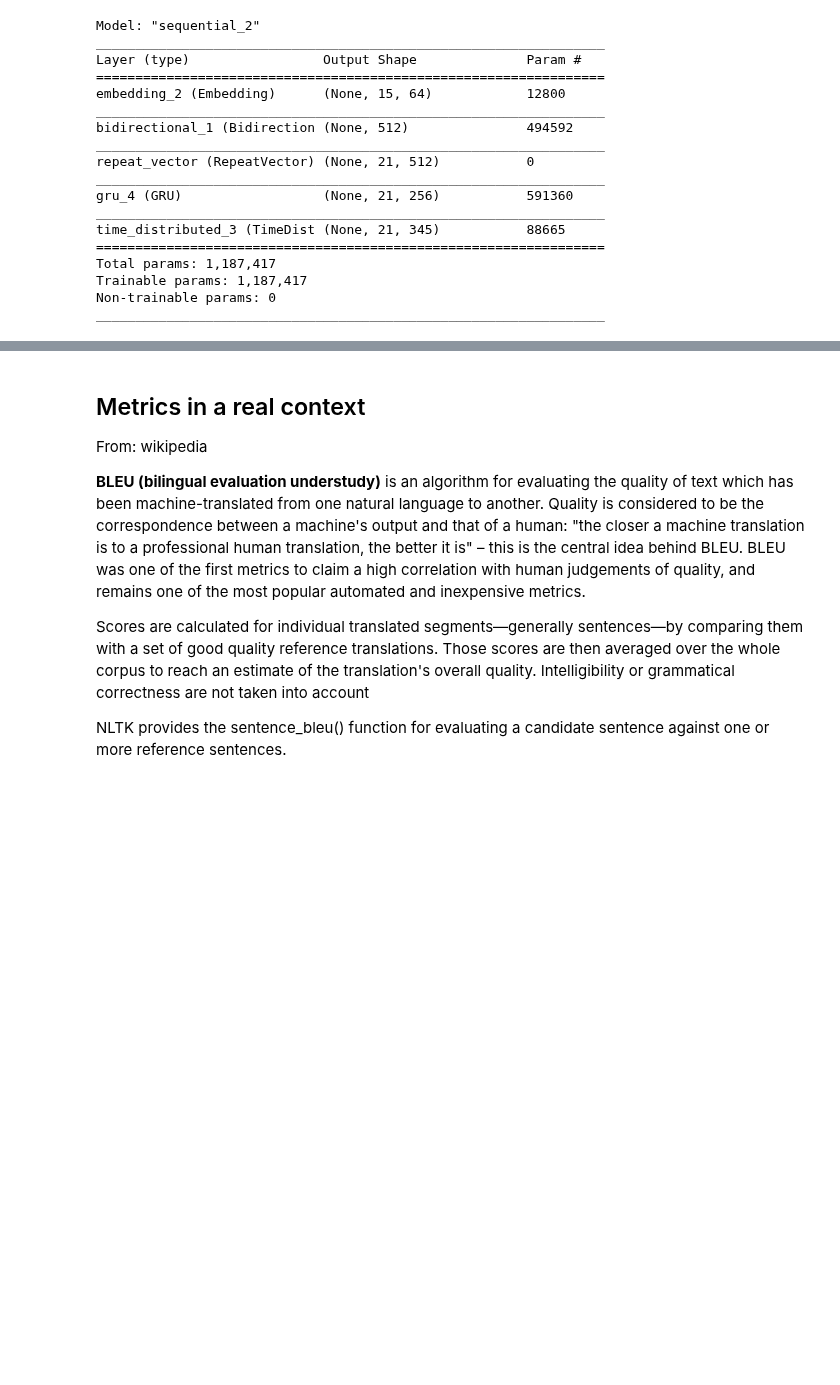
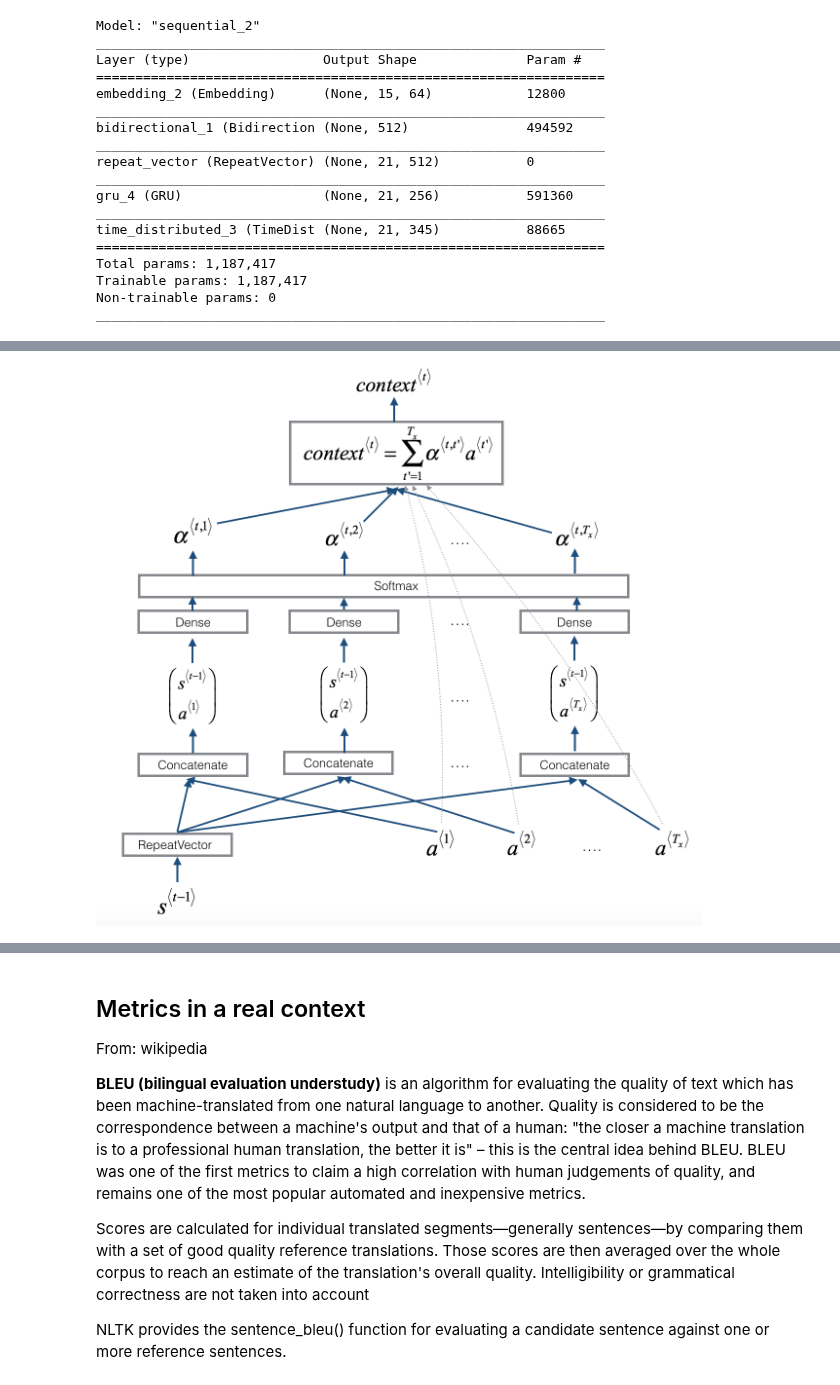
Before and after one commit to jdariasl/DiplomadoEPM_2019, a Jupyter notebook: Modulo4/Modulo4_12 (Bidirectional RNNs).ipynb, the cells around one changed output, grey strips where cells are left out. Cells and saved outputs as stored; diff of their text form; code cells hidden in the pictures; blank space fills up the shorter version.

```diff
--- a/Modulo4/Modulo4_12 (Bidirectional RNNs).ipynb
+++ b/Modulo4/Modulo4_12 (Bidirectional RNNs).ipynb
@@ -447,0 +459,4 @@ _________________________________________________________________
+# %%
+Image(filename='local/imgs/attn_mechanism.png', width=800)
+# %% [output]
+[figure, added]
```
Also changed, not shown: parts of 9 cells of this notebook.
